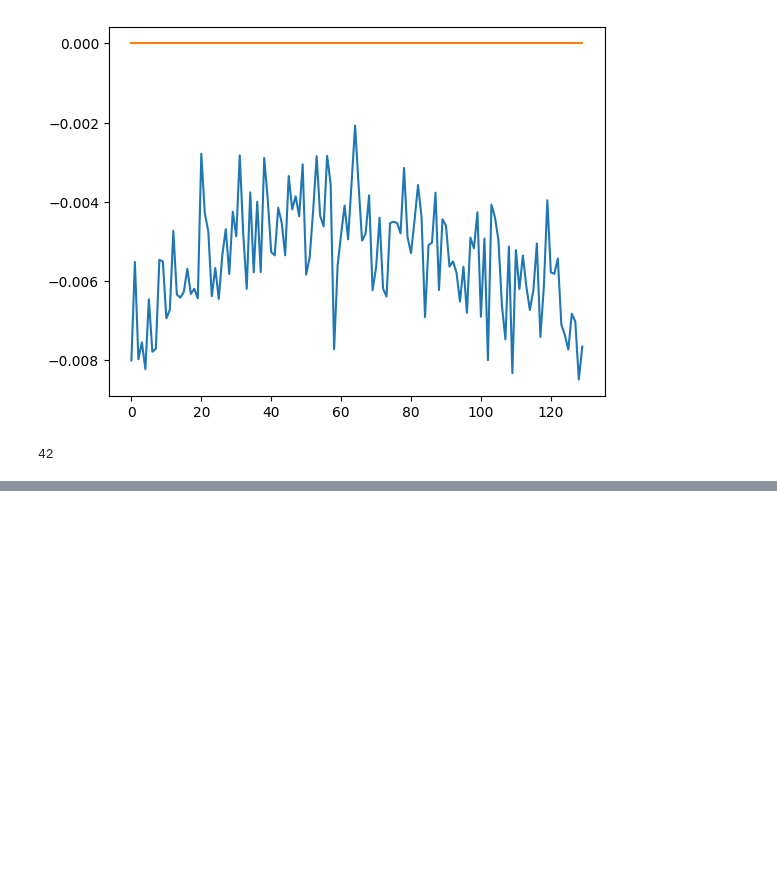
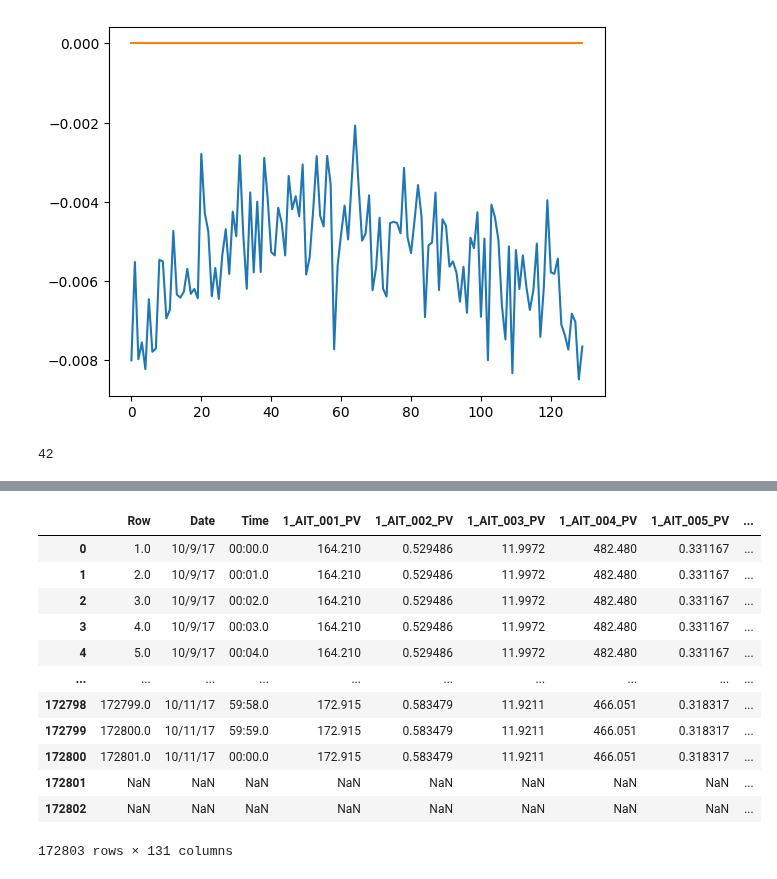
Before and after one commit to ML4ITS/mtad-gat-pytorch, a Jupyter notebook: util_notebook.ipynb, the cells around one changed output, grey strips where cells are left out. Drawn from its saved outputs; the diff is of its cells as text; code cells hidden in the pictures; blank space fills up the shorter version.

```diff
--- a/util_notebook.ipynb
+++ b/util_notebook.ipynb
@@ -186,0 +172,16 @@ skab_no_attack
+# %%
+wadi
+# %% [output]
+|  | Row | Date | Time | 1_AIT_001_PV | 1_AIT_002_PV | 1_AIT_003_PV | 1_AIT_004_PV | 1_AIT_005_PV | ... |
+| 0 | 1.0 | 10/9/17 | 00:00.0 | 164.210 | 0.529486 | 11.9972 | 482.480 | 0.331167 | ... |
+| 1 | 2.0 | 10/9/17 | 00:01.0 | 164.210 | 0.529486 | 11.9972 | 482.480 | 0.331167 | ... |
+| 2 | 3.0 | 10/9/17 | 00:02.0 | 164.210 | 0.529486 | 11.9972 | 482.480 | 0.331167 | ... |
+| 3 | 4.0 | 10/9/17 | 00:03.0 | 164.210 | 0.529486 | 11.9972 | 482.480 | 0.331167 | ... |
+| 4 | 5.0 | 10/9/17 | 00:04.0 | 164.210 | 0.529486 | 11.9972 | 482.480 | 0.331167 | ... |
+| ... | ... | ... | ... | ... | ... | ... | ... | ... | ... |
+| 172798 | 172799.0 | 10/11/17 | 59:58.0 | 172.915 | 0.583479 | 11.9211 | 466.051 | 0.318317 | ... |
+| 172799 | 172800.0 | 10/11/17 | 59:59.0 | 172.915 | 0.583479 | 11.9211 | 466.051 | 0.318317 | ... |
+| 172800 | 172801.0 | 10/11/17 | 00:00.0 | 172.915 | 0.583479 | 11.9211 | 466.051 | 0.318317 | ... |
+| 172801 | NaN | NaN | NaN | NaN | NaN | NaN | NaN | NaN | ... |
+| 172802 | NaN | NaN | NaN | NaN | NaN | NaN | NaN | NaN | ... |
+172803 rows × 131 columns
```
Also changed, not shown: parts of 4 cells of this notebook, 4 other files.
